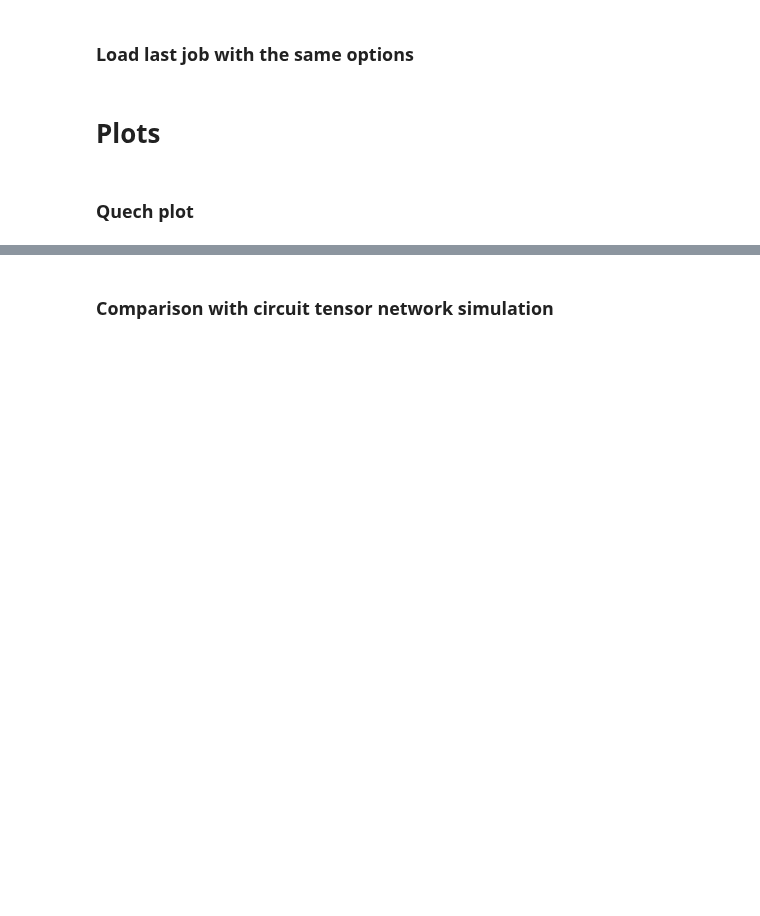
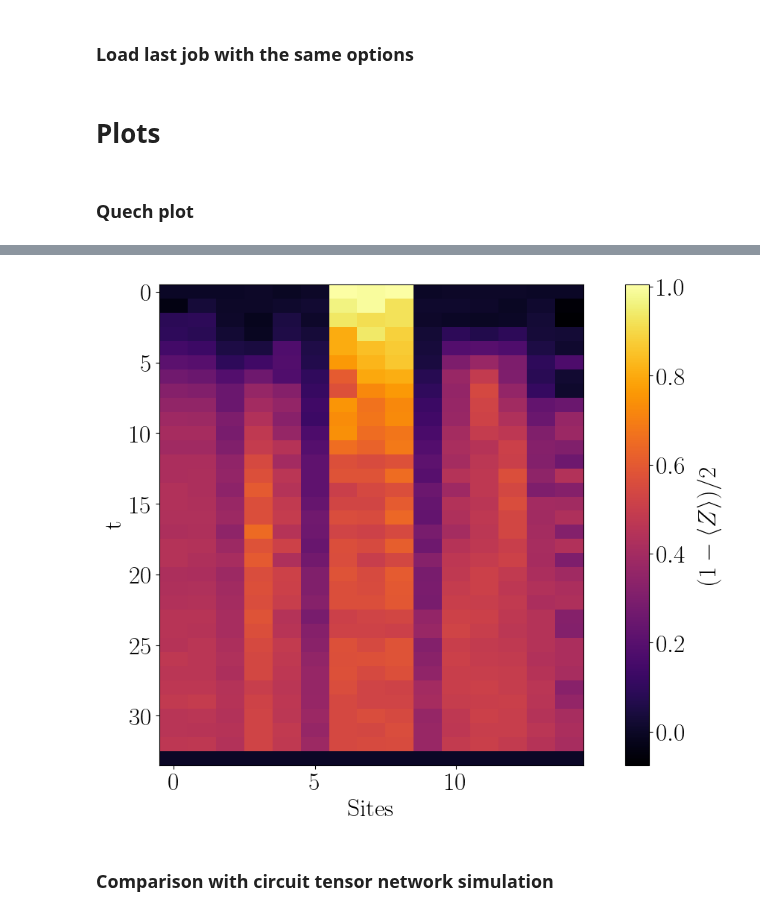
Before and after one commit to Fradm98/qs-qh, a Jupyter notebook: src/notebooks/Z2/z2_chain_hardware.ipynb, the cells around one changed output, grey strips where cells are left out. Cells and saved outputs as stored; diff of their text form; code cells hidden in the pictures; blank space fills up the shorter version.

Commit message:
Performed quench with noise mitigation

```diff
--- a/src/notebooks/Z2/z2_chain_hardware.ipynb
+++ b/src/notebooks/Z2/z2_chain_hardware.ipynb
@@ -36,9 +36,9 @@ from utils.hexec import transpile
 
 optimization_level = 3
 
-# qubits_inds = None
-qubits_inds = [0, 1, 2, 3, 4, 5, 6, 7, 8, 16,
-               26, 25, 24, 34, 43]
+qubits_inds = None
+# qubits_inds = [0, 1, 2, 3, 4, 5, 6, 7, 8, 16,
+#                26, 25, 24, 34, 43]
 
 physical_circuits = transpile(logical_circs, optimization_level, backend, qubits_inds)
 print(f"Longest circuit contains {physical_circuits[-1].num_nonlocal_gates()} CNOT gates")
@@ -108,0 +105,5 @@ x_t_plot(jobs)
+# %%
+from z2chain.plotting import x_t_plot
+
+x_t_plot(jobs, f"Plots/hardware_z2pairquench_maxt_{final_time}_steps_{layers}_L_{L}_J_{J:.04f}_h_{h:.04f}_lamb_{lamb:.04f}_pp_{particle_pair_left_position}_pl_{particle_pair_length}_zne_{zne_mitigation}_mm_{measure_mitigation}_dc_{dynamical_decoupling}.png")
+# %% [output]
@@ -109,3 +111,4 @@ x_t_plot(jobs)
+[figure, added]
 # %% [markdown]
 ### Comparison with circuit tensor network simulation
 # %%
```
Also changed, not shown: parts of 4 cells of this notebook, 2 other files.
